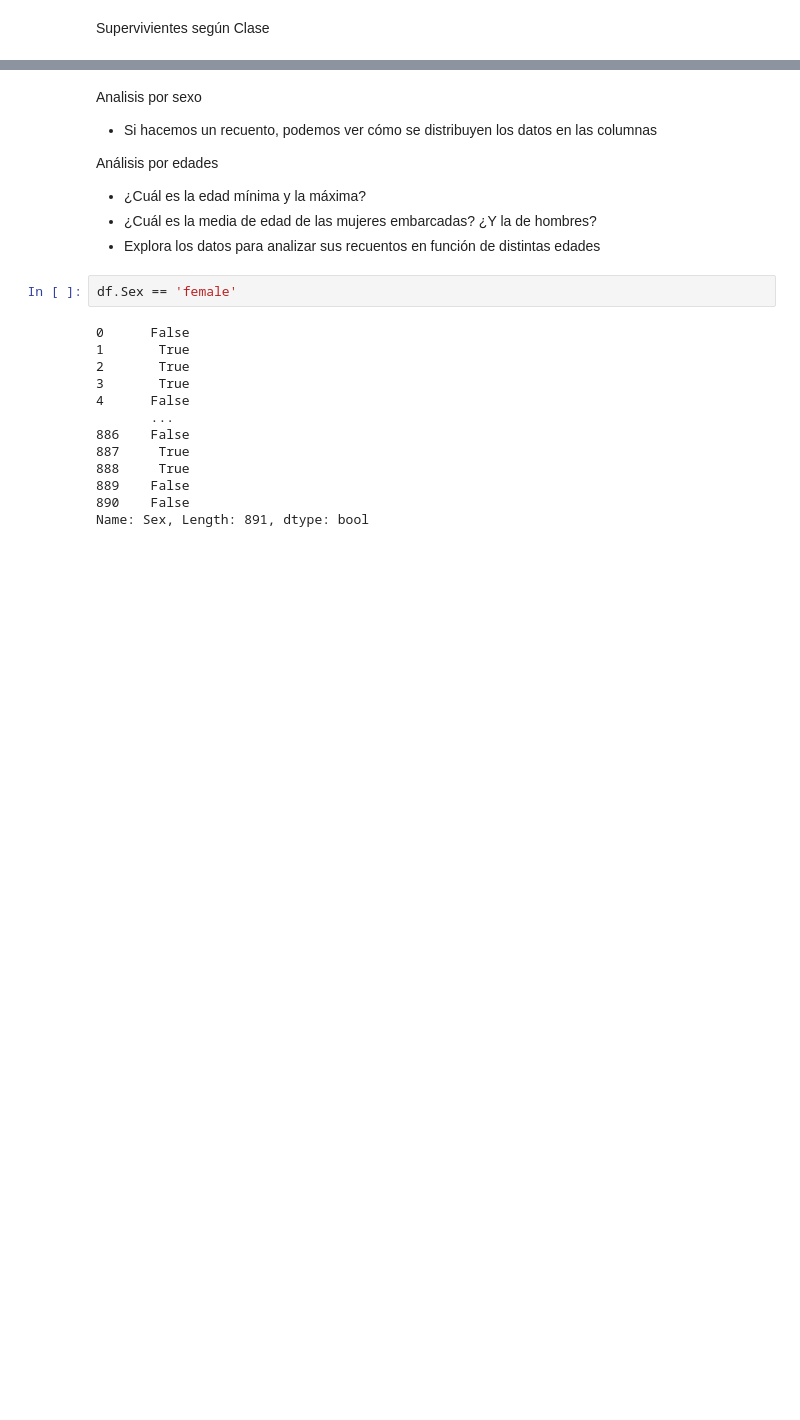
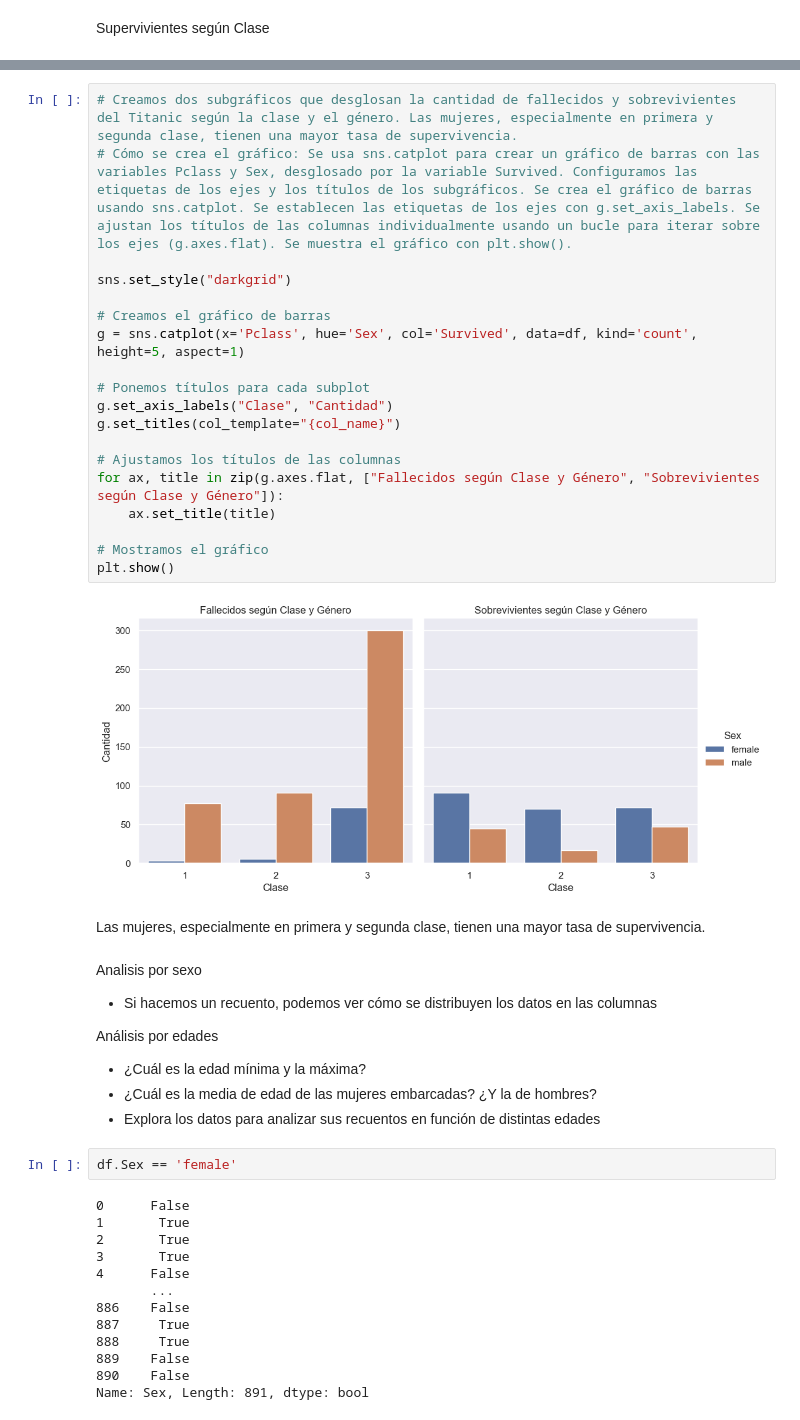
Before and after one commit to JimenaCambronero/Titanic_AnalisisPython, a Jupyter notebook: AnálisisTitanic.ipynb, the cells around one changed output, grey strips where cells are left out. Saved outputs shown, nothing was run; the diff lists cells and outputs as text; blank space fills up the shorter version.

```diff
--- a/AnálisisTitanic.ipynb
+++ b/AnálisisTitanic.ipynb
@@ -243,3 +256,26 @@ plt.show()
+# %%
+# Creamos dos subgráficos que desglosan la cantidad de fallecidos y sobrevivientes del Titanic según la clase y el género. Las mujeres, especialmente en primera y segunda clase, tienen una mayor tasa de supervivencia.
+# Cómo se crea el gráfico: Se usa sns.catplot para crear un gráfico de barras con las variables Pclass y Sex, desglosado por la variable Survived. Configuramos las etiquetas de los ejes y los títulos de los subgráficos. Se crea el gráfico de barras usando sns.catplot. Se establecen las etiquetas de los ejes con g.set_axis_labels. Se ajustan los títulos de las columnas individualmente usando un bucle para iterar sobre los ejes (g.axes.flat). Se muestra el gráfico con plt.show().
+
+sns.set_style("darkgrid")
+
+# Creamos el gráfico de barras
+g = sns.catplot(x='Pclass', hue='Sex', col='Survived', data=df, kind='count', height=5, aspect=1)
+
+# Ponemos títulos para cada subplot
+g.set_axis_labels("Clase", "Cantidad")
+g.set_titles(col_template="{col_name}")
+
+# Ajustamos los títulos de las columnas
+for ax, title in zip(g.axes.flat, ["Fallecidos según Clase y Género", "Sobrevivientes según Clase y Género"]):
+    ax.set_title(title)
+
+# Mostramos el gráfico
+plt.show()
+# %% [output]
+[figure, added]
+# %% [markdown]
+Las mujeres, especialmente en primera y segunda clase, tienen una mayor tasa de supervivencia.
 # %% [markdown]
 Analisis por sexo
 - Si hacemos un recuento, podemos ver cómo se distribuyen los datos en las columnas
```
Also changed, not shown: parts of 29 cells of this notebook, 1 other file.
